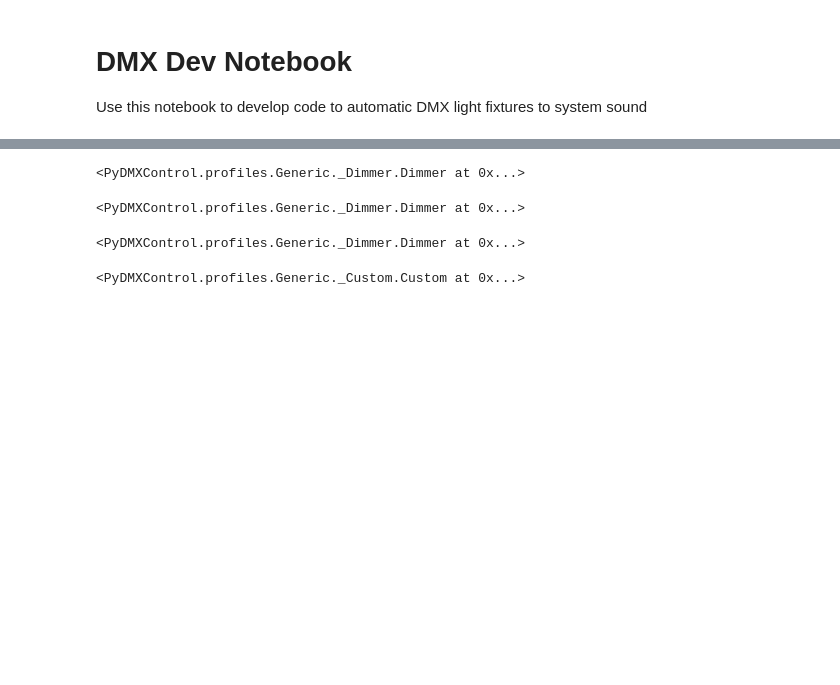
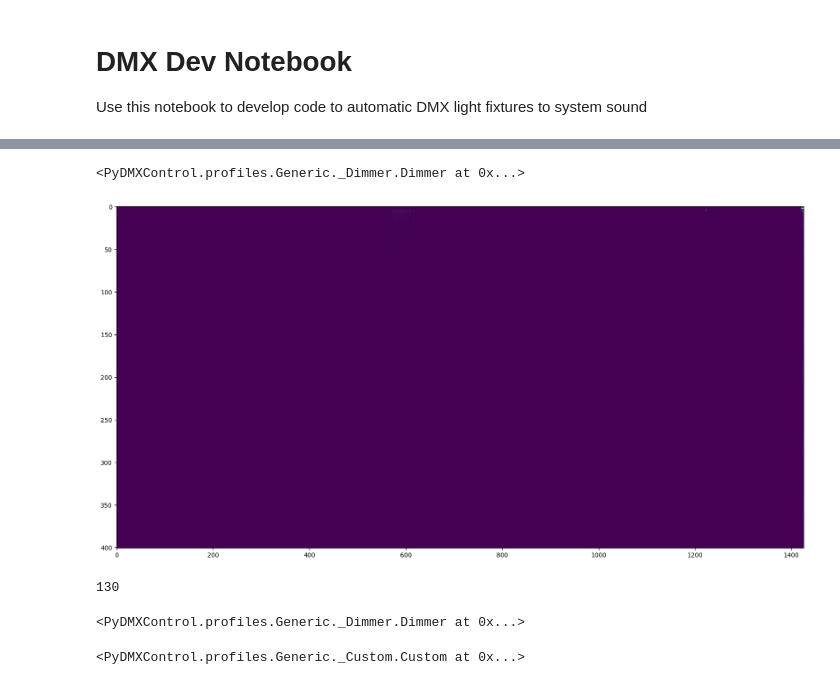
Before and after one commit to LandryBulls/PlaylistPulser, a Jupyter notebook: dmx_dev.ipynb, the cells around one changed output, grey strips where cells are left out. Cells and saved outputs as stored; diff of their text form; code cells hidden in the pictures; blank space fills up the shorter version.

```diff
--- a/dmx_dev.ipynb
+++ b/dmx_dev.ipynb
@@ -208,0 +397,2 @@ rgb.set_channels([255, 255, 255, 255, 0, 0, 0])
+# %%
+power_specs = []
@@ -209,3 +581,18 @@ rgb.set_channels([255, 255, 255, 255, 0, 0, 0])
+# %%
+party['ropes'].dim(255)
+# %% [output]
+<PyDMXControl.profiles.Generic._Dimmer.Dimmer at 0x...>
+# %%
+# plot all the power specs
+plt.figure(figsize=(20, 10))
+plt.imshow(np.array(power_specs).T, aspect='auto')
+plt.show()
+# %% [output]
+[figure, added]
+# %%
+len(power_specs)
+# %% [output]
+130
 # %%
 # turn 1-4 on
 lights['1'].dim(255)
@@ -214,22 +601,6 @@ lights['3'].dim(255)
 lights['4'].dim(255)
 # %% [output]
 <PyDMXControl.profiles.Generic._Dimmer.Dimmer at 0x...>
-# %%
-# turn 1-4 off
-lights['1'].dim(128)
-lights['2'].dim(0)
-lights['3'].dim(0)
-lights['4'].dim(0)
-# %% [output]
-<PyDMXControl.profiles.Generic._Dimmer.Dimmer at 0x...>
-# %%
-lights['strobe_intensity'].dim(255)
-lights['strobe_speed'].dim(255)
-time.sleep(0.5)
-lights['strobe_intensity'].dim(0)
-lights['strobe_speed'].dim(0)
-# %% [output]
-<PyDMXControl.profiles.Generic._Dimmer.Dimmer at 0x...>
 # %%
 # light up the RGB to white
 lights['rgb'].set_channels([255, 255, 255, 255, 0, 0, 0])
```
Also changed, not shown: parts of 46 cells of this notebook, 2 other files.
